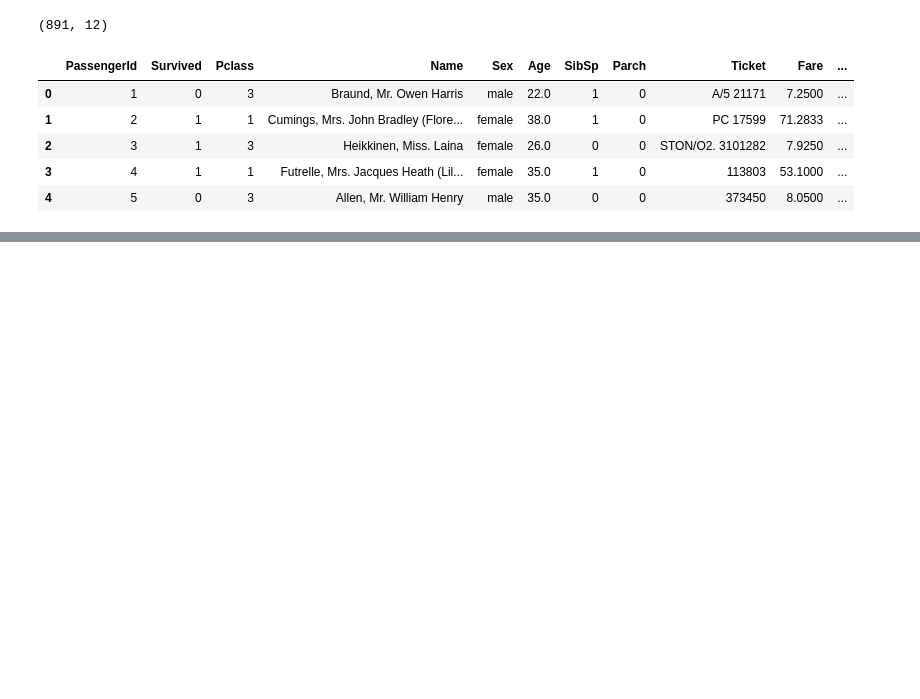
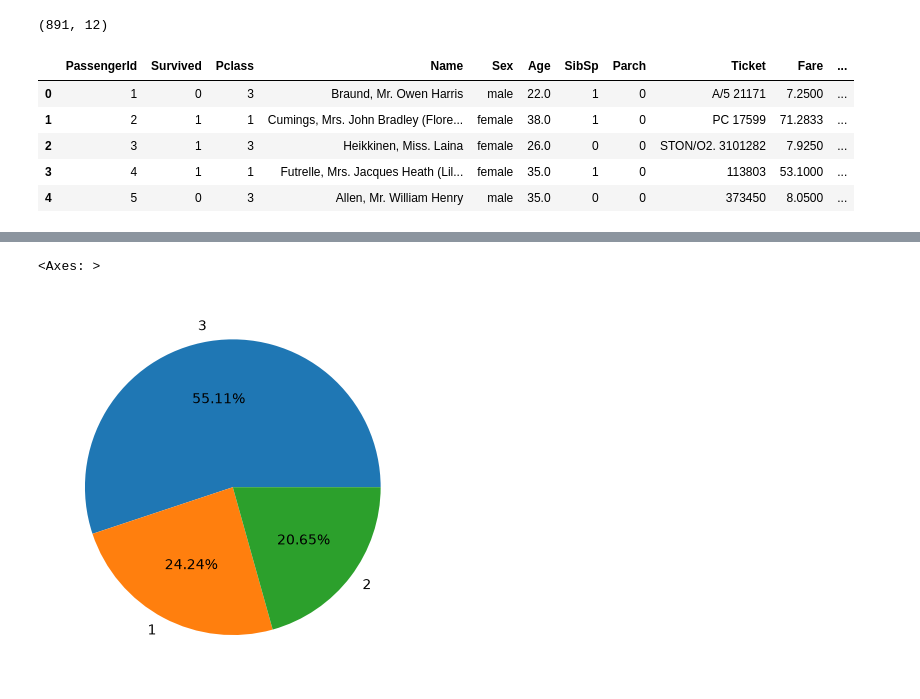
Before and after one commit to tushar110302/machine-learning, a Jupyter notebook: 06_eda_univariate/univariate_analysis.ipynb, the cells around one changed output, grey strips where cells are left out. Cells and saved outputs as stored; diff of their text form; code cells hidden in the pictures; blank space fills up the shorter version.

```diff
--- a/06_eda_univariate/univariate_analysis.ipynb
+++ b/06_eda_univariate/univariate_analysis.ipynb
@@ -15,0 +47,5 @@ df.head()
+# %%
+df["Pclass"].value_counts().plot(kind="pie", autopct="%.2f%%")
+# %% [output]
+<Axes: >
+[figure, added]
```
Also changed, not shown: parts of 14 cells of this notebook.
